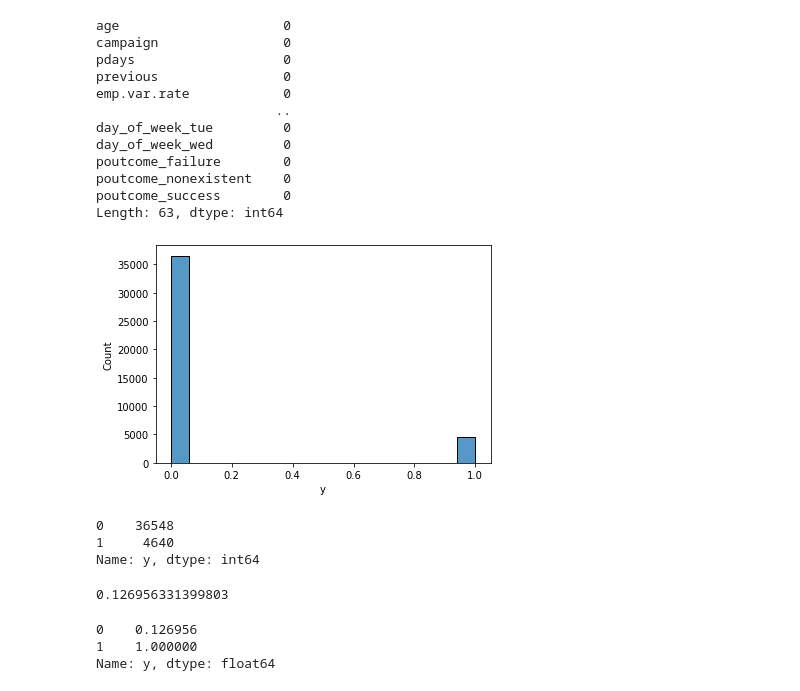
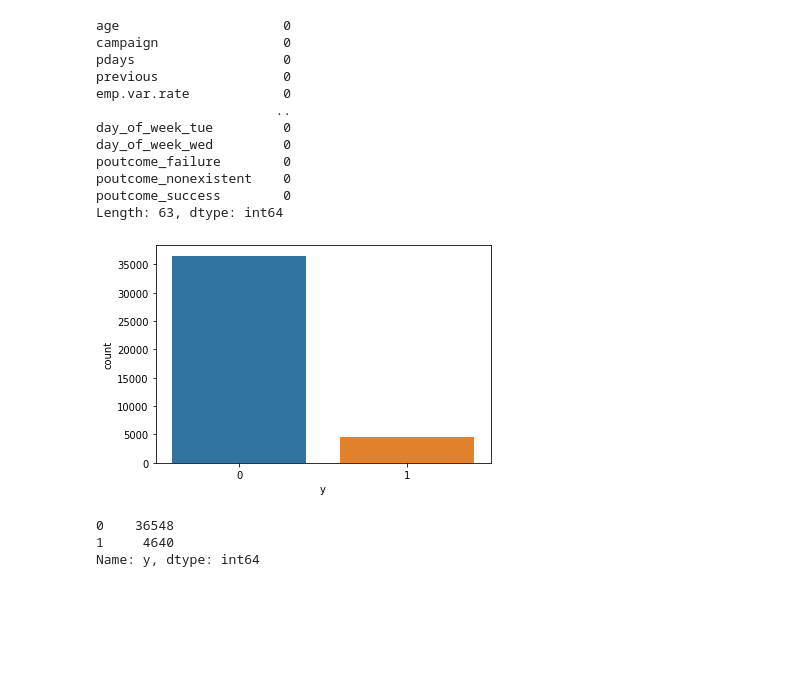
Before and after one commit to DharmikPatel916/CE888, a Jupyter notebook: Praticals/Week 3/bank_classification.ipynb, the cells around one changed output. Drawn from its saved outputs; the diff is of its cells as text; code cells hidden in the pictures; blank space fills up the shorter version.

```diff
--- a/Praticals/Week 3/bank_classification.ipynb
+++ b/Praticals/Week 3/bank_classification.ipynb
@@ -95,11 +75,12 @@ poutcome_failure        0
 poutcome_nonexistent    0
 poutcome_success        0
 Length: 63, dtype: int64
-# %%
-#Histogram plot of the label
-sns_plot = sns.histplot(df_dummies['y'])
-# %% [output]
-[figure, removed]
+# %%
+# creating the plot
+sns.countplot(x="y", data=df)
+plt.show()
+# %% [output]
+[figure, added]
 # %%
 #Calculating the imbalance in the dataset
 values=df_dummies['y'].value_counts()
@@ -108,18 +89,6 @@ values
 0    36548
 1     4640
 Name: y, dtype: int64
-# %%
-Imbalance=(values[1]/values[0])
-Imbalance
-# %% [output]
-0.126956331399803
-# %%
-Imbalance_1=(values[1]/values)
-Imbalance_1
-# %% [output]
-0    0.126956
-1    1.000000
-Name: y, dtype: float64
 # %%
 #split dataset in features and target variable
 X = df_dummies.drop('y',axis=1) # Features
```
Also changed, not shown: parts of 18 cells of this notebook.
